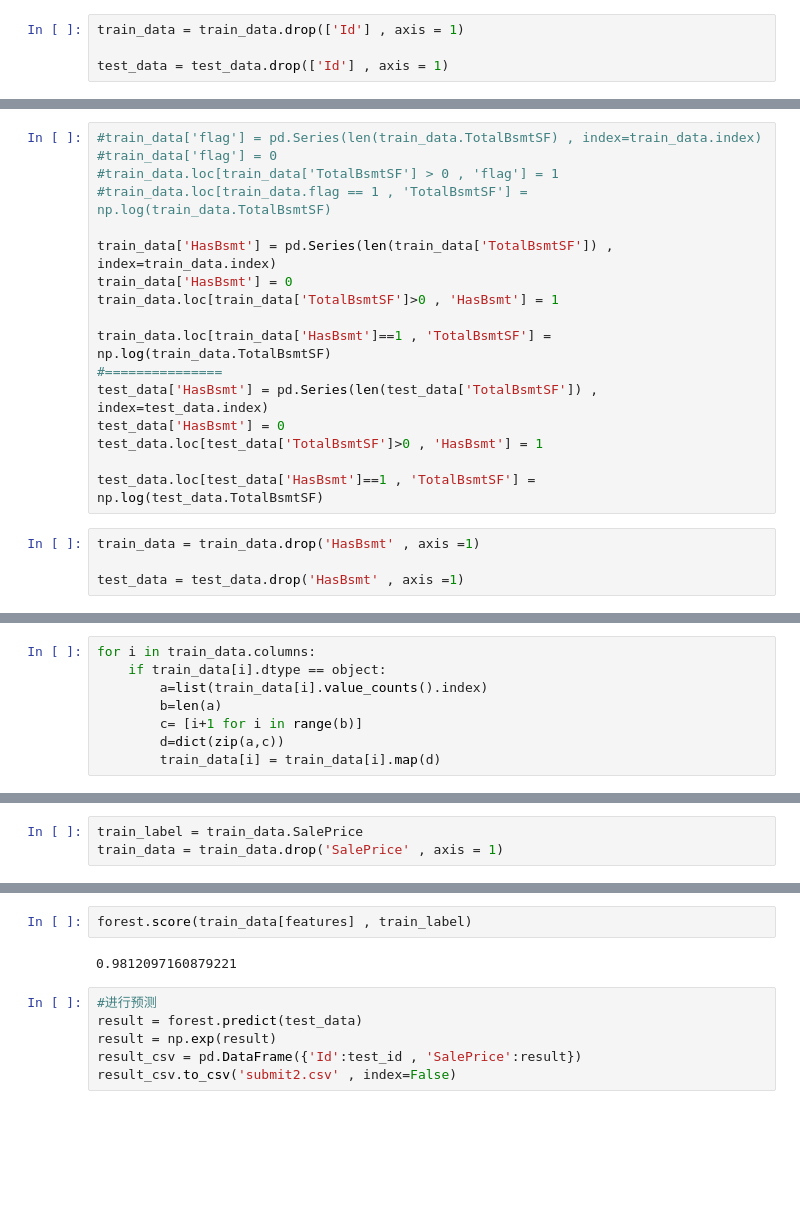
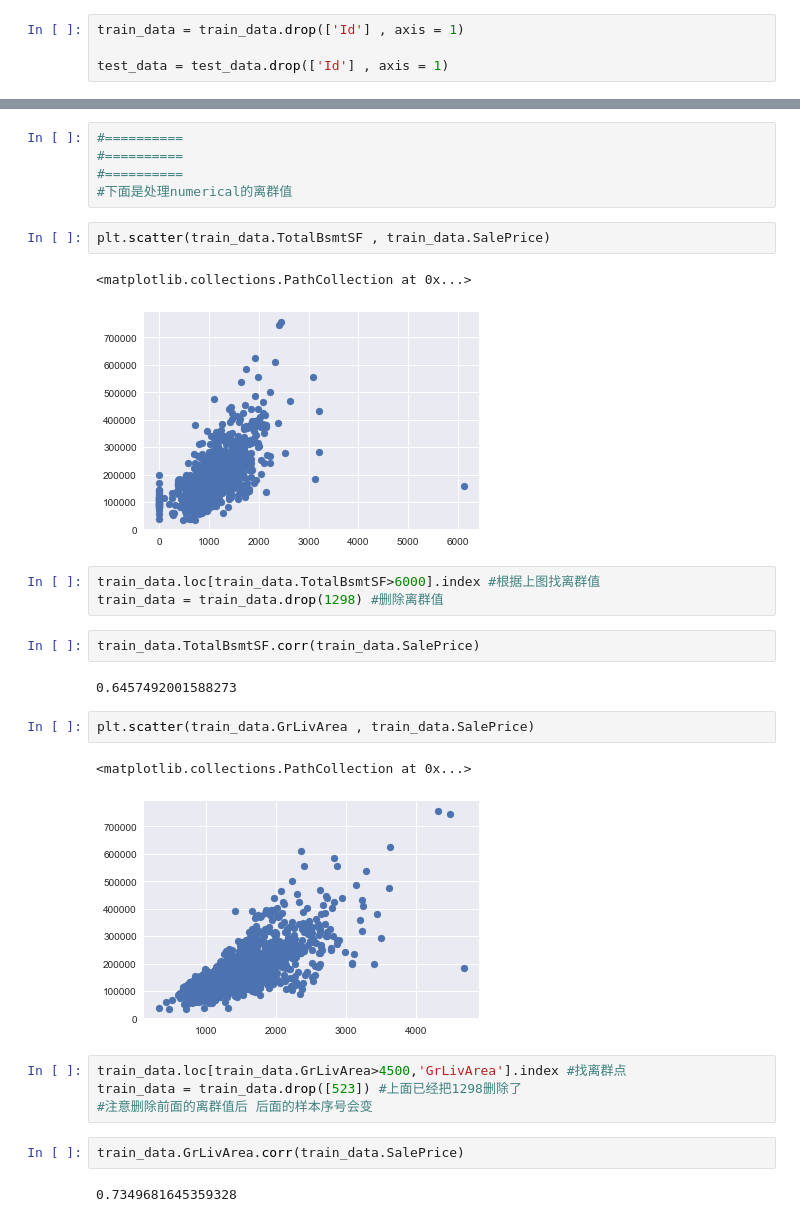
Before and after one commit to colorfulclouds/tensorflow2, a Jupyter notebook: kaggle/house_price/Untitled1.ipynb, the cells around one changed output, grey strips where cells are left out. Saved outputs shown, nothing was run; the diff lists cells and outputs as text; blank space fills up the shorter version.

```diff
--- a/kaggle/house_price/Untitled1.ipynb
+++ b/kaggle/house_price/Untitled1.ipynb
@@ -119,21 +73,0 @@ test_data.GrLivArea = test_data.GrLivArea.apply(np.log)
-# %%
-#train_data['flag'] = pd.Series(len(train_data.TotalBsmtSF) , index=train_data.index)
-#train_data['flag'] = 0
-#train_data.loc[train_data['TotalBsmtSF'] > 0 , 'flag'] = 1
-#train_data.loc[train_data.flag == 1 , 'TotalBsmtSF'] = np.log(train_data.TotalBsmtSF)
-
-train_data['HasBsmt'] = pd.Series(len(train_data['TotalBsmtSF']) , index=train_data.index)
-train_data['HasBsmt'] = 0
-train_data.loc[train_data['TotalBsmtSF']>0 , 'HasBsmt'] = 1
-
-train_data.loc[train_data['HasBsmt']==1 , 'TotalBsmtSF'] = np.log(train_data.TotalBsmtSF)
-#===============
-test_data['HasBsmt'] = pd.Series(len(test_data['TotalBsmtSF']) , index=test_data.index)
-test_data['HasBsmt'] = 0
-test_data.loc[test_data['TotalBsmtSF']>0 , 'HasBsmt'] = 1
-
-test_data.loc[test_data['HasBsmt']==1 , 'TotalBsmtSF'] = np.log(test_data.TotalBsmtSF)
-# %%
-train_data = train_data.drop('HasBsmt' , axis =1)
-
-test_data = test_data.drop('HasBsmt' , axis =1)
@@ -148,8 +73,0 @@ for i in test_data.columns:
-# %%
-for i in train_data.columns:
-    if train_data[i].dtype == object:
-        a=list(train_data[i].value_counts().index)
-        b=len(a)
-        c= [i+1 for i in range(b)]
-        d=dict(zip(a,c))
-        train_data[i] = train_data[i].map(d)
@@ -165,3 +73,0 @@ for i in train_data.columns:
-# %%
-train_label = train_data.SalePrice
-train_data = train_data.drop('SalePrice' , axis = 1)
@@ -190,10 +74,30 @@ RandomForestRegressor(bootstrap=True, criterion='mse', max_depth=None,
-# %%
-forest.score(train_data[features] , train_label)
-# %% [output]
-0.9812097160879221
-# %%
-#进行预测
-result = forest.predict(test_data)
-result = np.exp(result)
-result_csv = pd.DataFrame({'Id':test_id , 'SalePrice':result})
-result_csv.to_csv('submit2.csv' , index=False)
+# %%
+#==========
+#==========
+#==========
+#下面是处理numerical的离群值
+# %%
+plt.scatter(train_data.TotalBsmtSF , train_data.SalePrice)
+# %% [output]
+<matplotlib.collections.PathCollection at 0x...>
+[figure, added]
+# %%
+train_data.loc[train_data.TotalBsmtSF>6000].index #根据上图找离群值
+train_data = train_data.drop(1298) #删除离群值
+# %%
+train_data.TotalBsmtSF.corr(train_data.SalePrice)
+# %% [output]
+0.6457492001588273
+# %%
+plt.scatter(train_data.GrLivArea , train_data.SalePrice)
+# %% [output]
+<matplotlib.collections.PathCollection at 0x...>
+[figure, added]
+# %%
+train_data.loc[train_data.GrLivArea>4500,'GrLivArea'].index #找离群点
+train_data = train_data.drop([523]) #上面已经把1298删除了
+#注意删除前面的离群值后 后面的样本序号会变
+# %%
+train_data.GrLivArea.corr(train_data.SalePrice)
+# %% [output]
+0.7349681645359328
```
Also changed, not shown: parts of 96 cells of this notebook.
